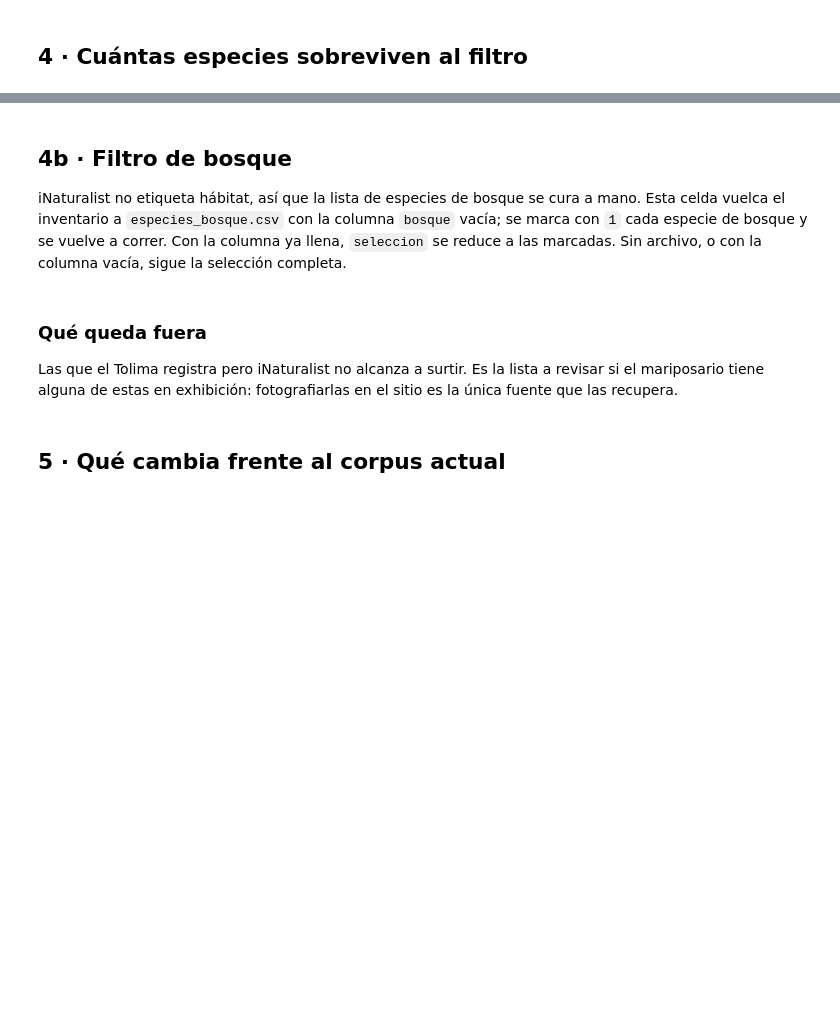
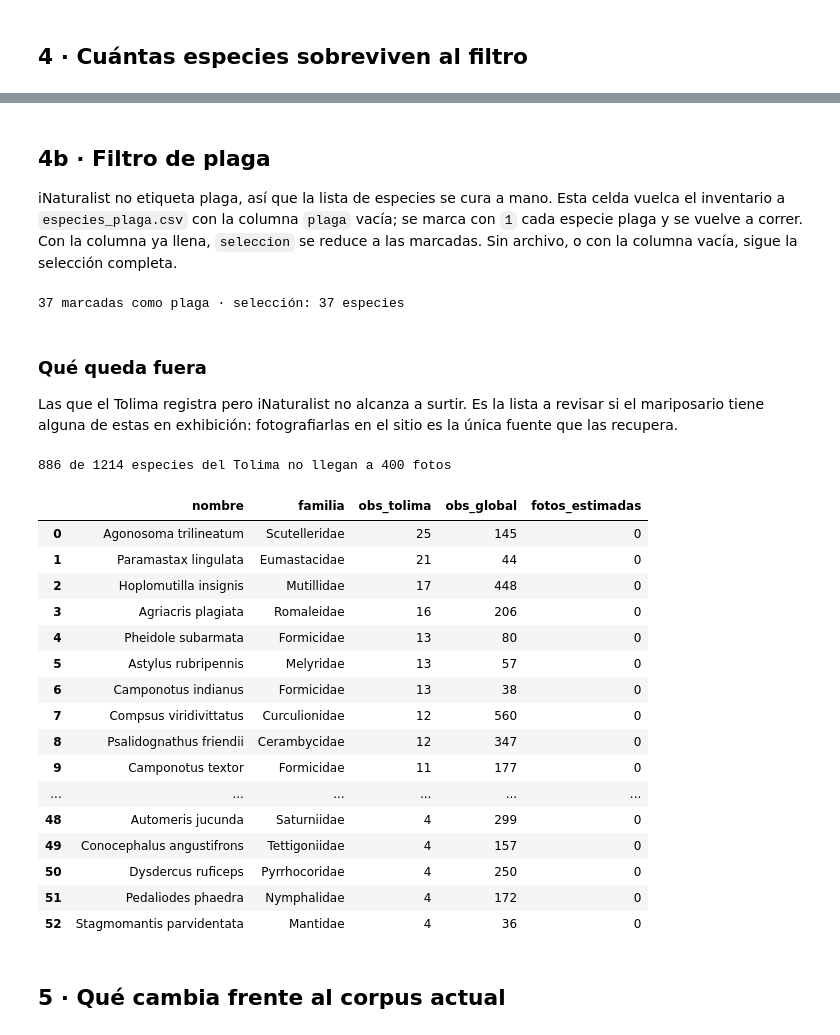
Before and after one commit to santiagoortizc/InsectDataset, a Jupyter notebook: 00_especies.ipynb, the cells around one changed output, grey strips where cells are left out. Cells and saved outputs as stored; diff of their text form; code cells hidden in the pictures; blank space fills up the shorter version.

```diff
--- a/00_especies.ipynb
+++ b/00_especies.ipynb
@@ -26,16 +26,16 @@ LICENCIAS_OK = set(LICENCIAS.split(","))
 PAUSA_API = 1.0
 
 PLACE_TOLIMA = 12744
-TAXON_MAMIFEROS = 40151        # Mammalia
+TAXON_INSECTOS = 47158         # Insecta
 
 MIN_FOTOS = 400                # techo alto: los filtros de calidad del 02 se comen una parte
-MAX_ESPECIES = 200
-MIN_OBS_TOLIMA = 0             # 1 sola observación puede ser un error de identificación
+MAX_ESPECIES = 1000            # para no saturar la memoria y el tiempo de ejecución
+MIN_OBS_TOLIMA = 2             # 1 sola observación puede ser un error de identificación
 ORDEN = "obs_tolima"           # "obs_tolima" prioriza lo local, "fotos_estimadas" el volumen
 MUESTRA_RATIO = 100            # observaciones por especie para medir fotos/observación
 
 CACHE_ESPECIES = CACHE / "especies_tolima.json"
-ESPECIES_BOSQUE = BASE / "especies_bosque.csv"
+ESPECIES_PLAGA = BASE / "especies_plaga.csv"
 # %% [markdown]
 ## Cliente
 # %%
@@ -68,5 +68,5 @@ def guardarCache(datos):
 
 
 sesion = requests.Session()
-sesion.headers["User-Agent"] = "butterfly-dataset/1.0"
+sesion.headers["User-Agent"] = "insect-dataset/1.0"
 # %% [markdown]
@@ -78,7 +78,7 @@ departamento y, dentro del taxón, el conteo global que sirve de primer filtro.
 def especiesEn(placeId, soloConfirmadas=True):
     encontradas, pagina = {}, 1
     while True:
-        filtros = {"place_id": placeId, "taxon_id": TAXON_MAMIFEROS, "rank": "species",
+        filtros = {"place_id": placeId, "taxon_id": TAXON_INSECTOS, "rank": "species",
                    "per_page": 500, "page": pagina}
         if soloConfirmadas:
             filtros["quality_grade"] = "research"
@@ -205,26 +239,28 @@ seleccion[["nombre", "comun", "familia", "obs_tolima", "obs_lic", "fotos_por_obs
 # %% [markdown]
-## 4b · Filtro de bosque
+## 4b · Filtro de plaga
 
-iNaturalist no etiqueta hábitat, así que la lista de especies de bosque se cura
-a mano. Esta celda vuelca el inventario a `especies_bosque.csv` con la columna
-`bosque` vacía; se marca con `1` cada especie de bosque y se vuelve a correr.
+iNaturalist no etiqueta plaga, así que la lista de especies se cura
+a mano. Esta celda vuelca el inventario a `especies_plaga.csv` con la columna
+`plaga` vacía; se marca con `1` cada especie plaga y se vuelve a correr.
 Con la columna ya llena, `seleccion` se reduce a las marcadas. Sin archivo, o con
 la columna vacía, sigue la selección completa.
 # %%
-if not ESPECIES_BOSQUE.exists():
+if not ESPECIES_PLAGA.exists():
     pasan[["nombre", "comun", "orden", "familia", "obs_tolima", "fotos_estimadas"]] \
-        .assign(bosque="").to_csv(ESPECIES_BOSQUE, index=False)
-    print(f"escrito {ESPECIES_BOSQUE.name}: marcar la columna bosque con 1")
+        .assign(plaga="").to_csv(ESPECIES_PLAGA, index=False)
+    print(f"escrito {ESPECIES_PLAGA.name}: marcar la columna plaga con 1")
 else:
     try:
-        curada = pd.read_csv(ESPECIES_BOSQUE, dtype={"bosque": str})
+        curada = pd.read_csv(ESPECIES_PLAGA, dtype={"plaga": str})
     except UnicodeDecodeError:   # Excel guarda en cp1252
-        curada = pd.read_csv(ESPECIES_BOSQUE, dtype={"bosque": str}, encoding="cp1252")
-    curada = curada.fillna({"bosque": ""})
-    marcadas = set(curada.nombre[curada.bosque.str.strip() == "1"])
+        curada = pd.read_csv(ESPECIES_PLAGA, dtype={"plaga": str}, encoding="cp1252")
+    curada = curada.fillna({"plaga": ""})
+    marcadas = set(curada.nombre[curada.plaga.str.strip() == "1"])
     if marcadas:
         seleccion = seleccion[seleccion.nombre.isin(marcadas)]
-    print(f"{len(marcadas)} marcadas como bosque · selección: {len(seleccion)} especies")
+    print(f"{len(marcadas)} marcadas como plaga · selección: {len(seleccion)} especies")
+# %% [output]
+37 marcadas como plaga · selección: 37 especies
 # %% [markdown]
 ### Qué queda fuera
 
@@ -234,11 +270,30 @@ el sitio es la única fuente que las recupera.
 # %%
 # desde el inventario completo: las descartadas por el prefiltro tampoco llegan
 estimadas = dict(zip(tabla.taxon_id, tabla.fotos_estimadas))
 fuera = pd.DataFrame([{"taxon_id": t, **d, "fotos_estimadas": estimadas.get(t, 0)}
                       for t, d in inventario.items() if estimadas.get(t, 0) < MIN_FOTOS])
 print(f"{len(fuera)} de {len(inventario)} especies del Tolima no llegan a {MIN_FOTOS} fotos")
-fuera.nlargest(15, "obs_tolima")[["nombre", "familia", "obs_tolima", "obs_global",
+fuera.nlargest(53, "obs_tolima")[["nombre", "familia", "obs_tolima", "obs_global",
                                   "fotos_estimadas"]]
+# %% [output]
+886 de 1214 especies del Tolima no llegan a 400 fotos
+|  | nombre | familia | obs_tolima | obs_global | fotos_estimadas |
+| 0 | Agonosoma trilineatum | Scutelleridae | 25 | 145 | 0 |
+| 1 | Paramastax lingulata | Eumastacidae | 21 | 44 | 0 |
+| 2 | Hoplomutilla insignis | Mutillidae | 17 | 448 | 0 |
+| 3 | Agriacris plagiata | Romaleidae | 16 | 206 | 0 |
+| 4 | Pheidole subarmata | Formicidae | 13 | 80 | 0 |
+| 5 | Astylus rubripennis | Melyridae | 13 | 57 | 0 |
+| 6 | Camponotus indianus | Formicidae | 13 | 38 | 0 |
+| 7 | Compsus viridivittatus | Curculionidae | 12 | 560 | 0 |
+| 8 | Psalidognathus friendii | Cerambycidae | 12 | 347 | 0 |
+| 9 | Camponotus textor | Formicidae | 11 | 177 | 0 |
+| ... | ... | ... | ... | ... | ... |
+| 48 | Automeris jucunda | Saturniidae | 4 | 299 | 0 |
+| 49 | Conocephalus angustifrons | Tettigoniidae | 4 | 157 | 0 |
+| 50 | Dysdercus ruficeps | Pyrrhocoridae | 4 | 250 | 0 |
+| 51 | Pedaliodes phaedra | Nymphalidae | 4 | 172 | 0 |
+| 52 | Stagmomantis parvidentata | Mantidae | 4 | 36 | 0 |
 # %% [markdown]
 ## 5 · Qué cambia frente al corpus actual
 # %%
```
Also changed, not shown: parts of 7 cells of this notebook, 14 other files.
